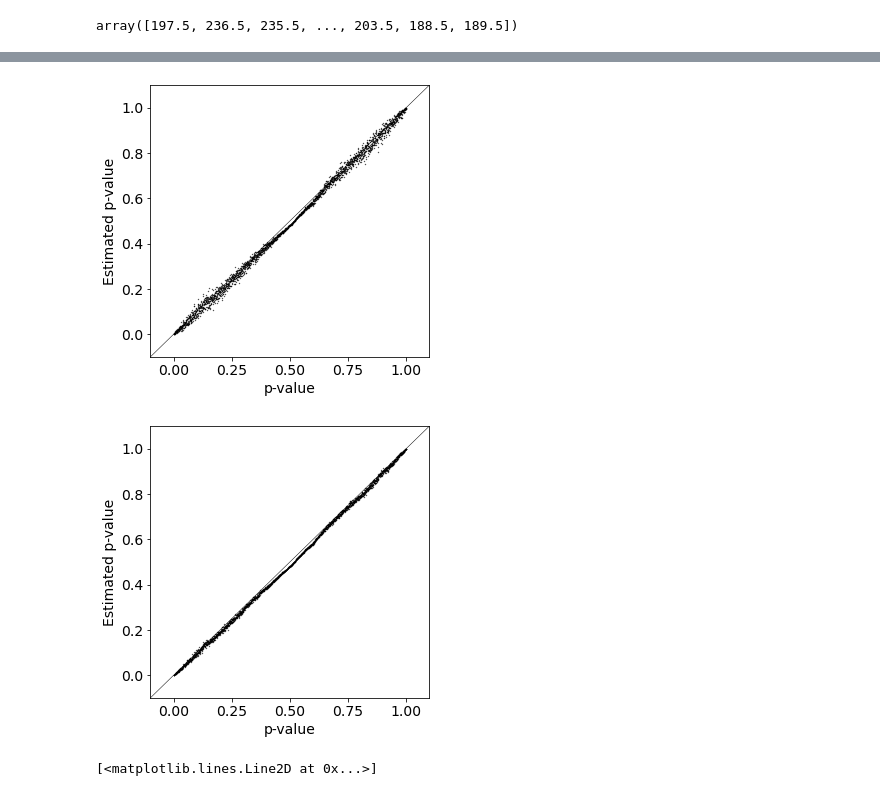
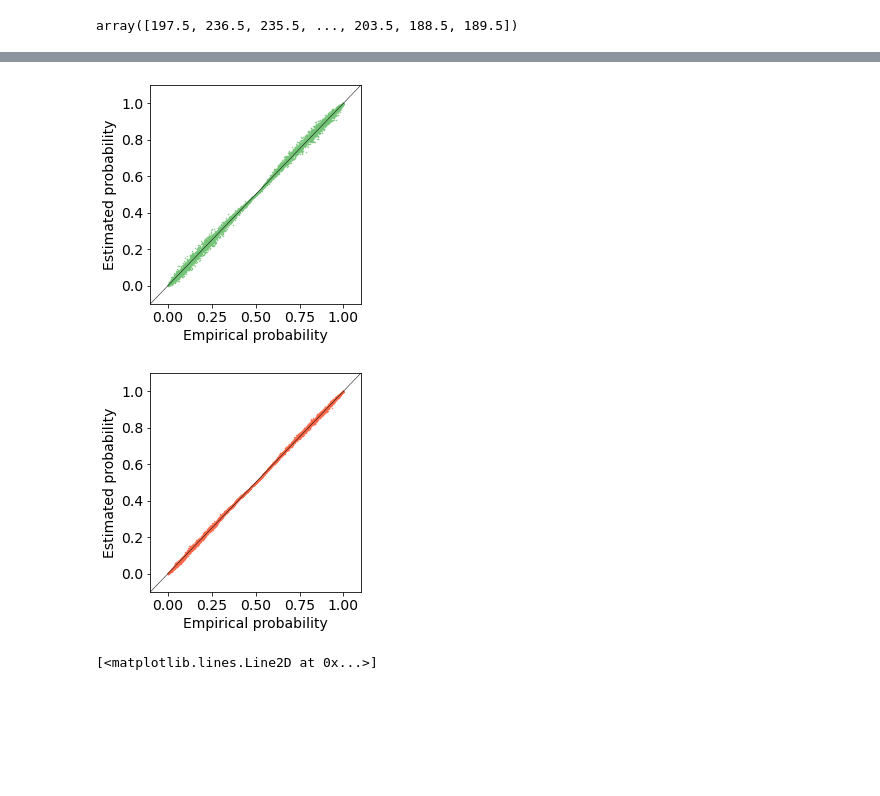
Before and after one commit to johmedr/corrts, a Jupyter notebook: examples/Simulations 1.ipynb, the cells around one changed output, grey strips where cells are left out. Drawn from its saved outputs; the diff is of its cells as text; code cells hidden in the pictures; blank space fills up the shorter version.

```diff
--- a/examples/Simulations 1.ipynb
+++ b/examples/Simulations 1.ipynb
@@ -13,9 +13,9 @@ matplotlib.rc('font', **font)
 
 from corrts import *
 # %%
-N = 1000
+N = 10000
 n = 2000
-rk= 4
+rk= 2
 r = 10**(-rk)
 rg_rft = []
 
@@ -94,21 +97,22 @@ plt.show();
 # %%
 rs    = pearson_r(xs[:N // 2], xs[N // 2:])
 edfs  = edfs_factor_quenouille(acf(xs[:N // 2], method='fft'), acf(xs[N // 2:], method='fft'))
 pvals = z_pvalue(fisher_transform(rs), edfs * n, two_sided=False)
 prank = 1-rank(rs) / (N//2)
 
 
-plt.figure(figsize=(5,5))
+plt.figure(figsize=(4,4))
 plt.plot([-0.1,1.1], [-0.1,1.1], 'k', linewidth=0.5)
-plt.scatter(prank, pvals, s=0.1, c='k')
+plt.scatter(prank, pvals, s=0.2, color=plt.cm.Greens(0.5))
 plt.xlim([-0.1,1.1])
 plt.ylim([-0.1,1.1])
-plt.xlabel('p-value')
-plt.ylabel('Estimated p-value');
+plt.xlabel('Empirical probability')
+plt.ylabel('Estimated probability');
+plt.tight_layout()
 plt.savefig(f'pval_fft_simul_rem{rk:d}.pdf')
 plt.show();
 # %% [output]
-[figure, old version]
+[figure, new version]
 # %%
 rs    = pearson_r(xs[:N // 2], xs[N // 2:])
 edfs  = edfs_factor_quenouille(acf(xs[:N // 2], method='welch'), acf(xs[N // 2:], method='welch'))
@@ -116,17 +120,18 @@ pvals = z_pvalue(fisher_transform(rs), edfs * n, two_sided=False)
 prank = 1-rank(rs) / (N//2)
 
 
-plt.figure(figsize=(5,5))
+plt.figure(figsize=(4,4))
 plt.plot([-0.1,1.1], [-0.1,1.1], 'k', linewidth=0.5)
-plt.scatter(prank, pvals, s=0.1, c='k')
+plt.scatter(prank, pvals, s=0.2, color=plt.cm.Reds(0.5))
 plt.xlim([-0.1,1.1])
 plt.ylim([-0.1,1.1])
-plt.xlabel('p-value')
-plt.ylabel('Estimated p-value');
+plt.xlabel('Empirical probability')
+plt.ylabel('Estimated probability');
+plt.tight_layout()
 plt.savefig(f'pval_welch_simul_rem{rk:d}.pdf')
 plt.show();
 # %% [output]
-[figure, old version]
+[figure, new version]
 # %%
 # plt.plot(phrndsurr(xs[0], 128).T);
 plt.plot(acf(phrndsurr(xs[0], 256)).mean(0))
```
Also changed, not shown: parts of 3 cells of this notebook, 7 other files.
